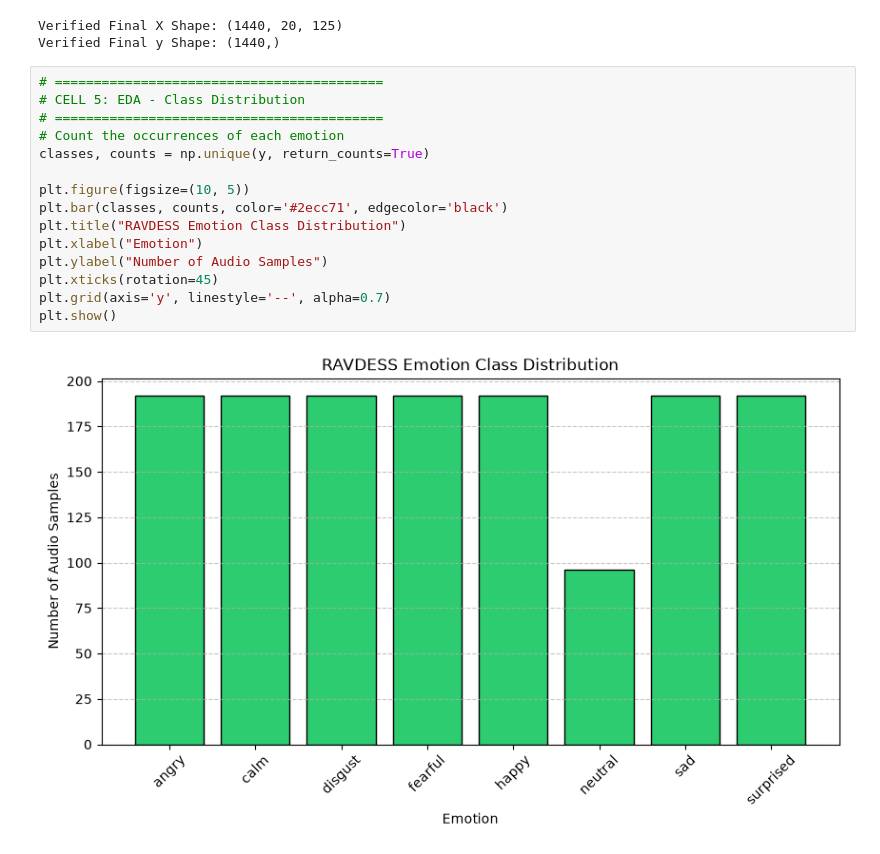
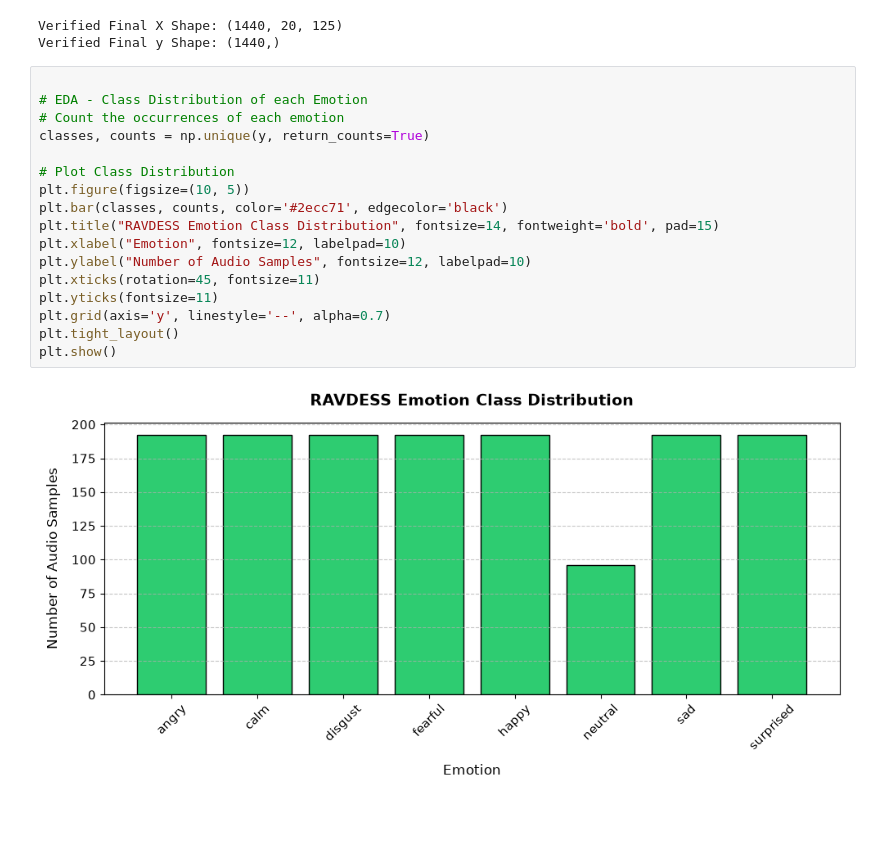
Before and after one commit to Samuel22-ai/CodeAlpha_Speech_Emotion_Recognition, a Jupyter notebook: notebooks/01_Audio_Exploration.ipynb, the cells around one changed output. Cells and saved outputs as stored; diff of their text form; blank space fills up the shorter version.

```diff
--- a/notebooks/01_Audio_Exploration.ipynb
+++ b/notebooks/01_Audio_Exploration.ipynb
@@ -97,20 +111,22 @@ print(f"Verified Final y Shape: {y.shape}")
 Verified Final X Shape: (1440, 20, 125)
 Verified Final y Shape: (1440,)
 # %%
-# ==========================================
-# CELL 5: EDA - Class Distribution
-# ==========================================
+
+# EDA - Class Distribution of each Emotion
 # Count the occurrences of each emotion
 classes, counts = np.unique(y, return_counts=True)
 
+# Plot Class Distribution
 plt.figure(figsize=(10, 5))
 plt.bar(classes, counts, color='#2ecc71', edgecolor='black')
-plt.title("RAVDESS Emotion Class Distribution")
-plt.xlabel("Emotion")
-plt.ylabel("Number of Audio Samples")
-plt.xticks(rotation=45)
+plt.title("RAVDESS Emotion Class Distribution", fontsize=14, fontweight='bold', pad=15)
+plt.xlabel("Emotion", fontsize=12, labelpad=10)
+plt.ylabel("Number of Audio Samples", fontsize=12, labelpad=10)
+plt.xticks(rotation=45, fontsize=11)
+plt.yticks(fontsize=11)
 plt.grid(axis='y', linestyle='--', alpha=0.7)
+plt.tight_layout()
 plt.show()
 # %% [output]
-[figure, old version]
+[figure, new version]
 # %%
```
Also changed, not shown: parts of 4 cells of this notebook, 1 other file.
